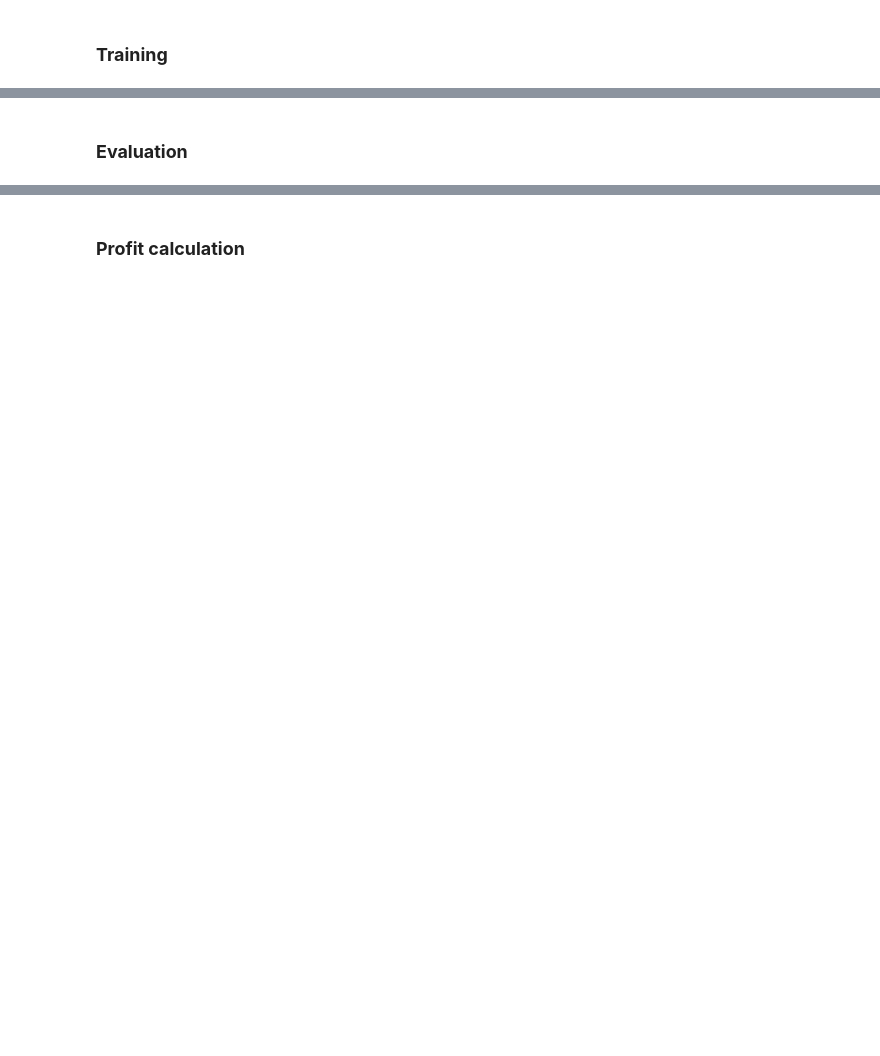
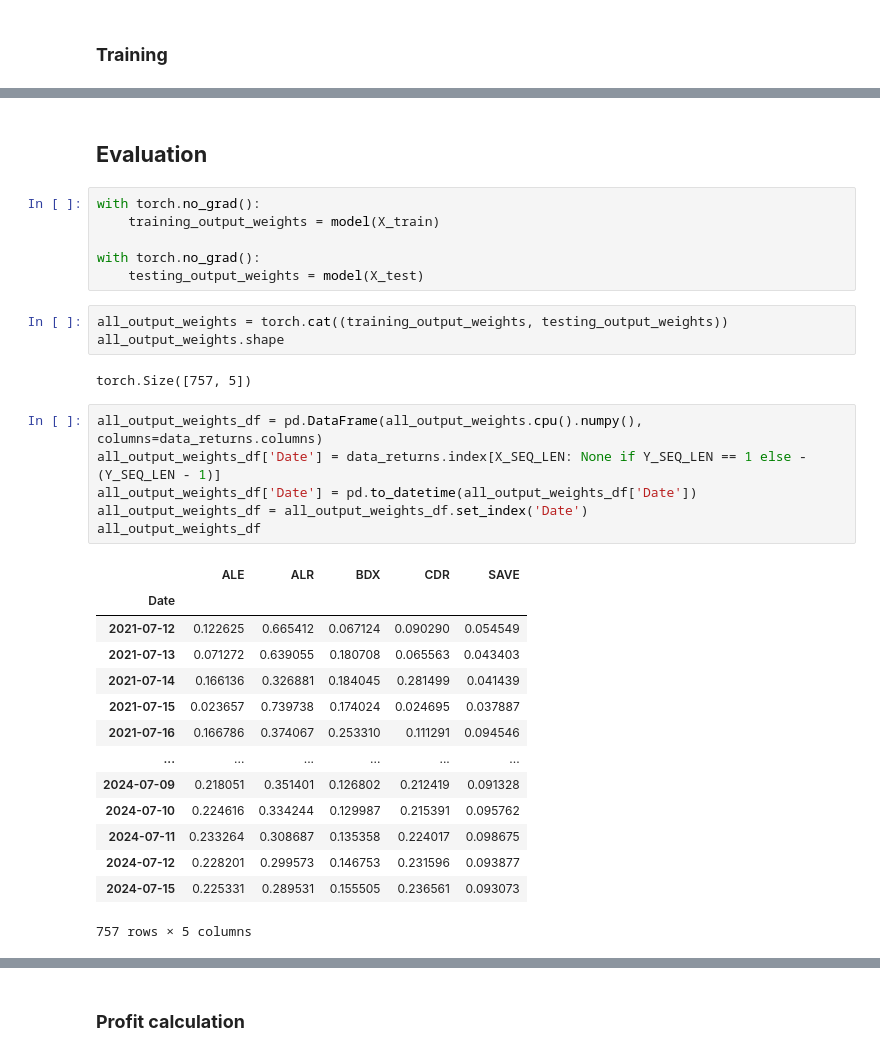
Before and after one commit to pawel-grzeszczyk/portfolio-optimization, a Jupyter notebook: modeling/modeling.ipynb, the cells around one changed output, grey strips where cells are left out. Drawn from its saved outputs; the diff is of its cells as text; blank space fills up the shorter version.

```diff
--- a/modeling/modeling.ipynb
+++ b/modeling/modeling.ipynb
@@ -189,2 +211,34 @@ utils.plot_loss_curves(model_results)
 # %% [markdown]
-### **Evaluation**
+## **Evaluation**
+# %%
+with torch.no_grad():
+    training_output_weights = model(X_train)
+
+with torch.no_grad():
+    testing_output_weights = model(X_test)
+# %%
+all_output_weights = torch.cat((training_output_weights, testing_output_weights))
+all_output_weights.shape
+# %% [output]
+torch.Size([757, 5])
+# %%
+all_output_weights_df = pd.DataFrame(all_output_weights.cpu().numpy(), columns=data_returns.columns)
+all_output_weights_df['Date'] = data_returns.index[X_SEQ_LEN: None if Y_SEQ_LEN == 1 else -(Y_SEQ_LEN - 1)]
+all_output_weights_df['Date'] = pd.to_datetime(all_output_weights_df['Date'])
+all_output_weights_df = all_output_weights_df.set_index('Date')
+all_output_weights_df
+# %% [output]
+|  | ALE | ALR | BDX | CDR | SAVE |
+| Date |  |  |  |  |  |
+| 2021-07-12 | 0.122625 | 0.665412 | 0.067124 | 0.090290 | 0.054549 |
+| 2021-07-13 | 0.071272 | 0.639055 | 0.180708 | 0.065563 | 0.043403 |
+| 2021-07-14 | 0.166136 | 0.326881 | 0.184045 | 0.281499 | 0.041439 |
+| 2021-07-15 | 0.023657 | 0.739738 | 0.174024 | 0.024695 | 0.037887 |
+| 2021-07-16 | 0.166786 | 0.374067 | 0.253310 | 0.111291 | 0.094546 |
+| ... | ... | ... | ... | ... | ... |
+| 2024-07-09 | 0.218051 | 0.351401 | 0.126802 | 0.212419 | 0.091328 |
+| 2024-07-10 | 0.224616 | 0.334244 | 0.129987 | 0.215391 | 0.095762 |
+| 2024-07-11 | 0.233264 | 0.308687 | 0.135358 | 0.224017 | 0.098675 |
+| 2024-07-12 | 0.228201 | 0.299573 | 0.146753 | 0.231596 | 0.093877 |
+| 2024-07-15 | 0.225331 | 0.289531 | 0.155505 | 0.236561 | 0.093073 |
+757 rows × 5 columns
```
Also changed, not shown: parts of 15 cells of this notebook, 2 other files.
